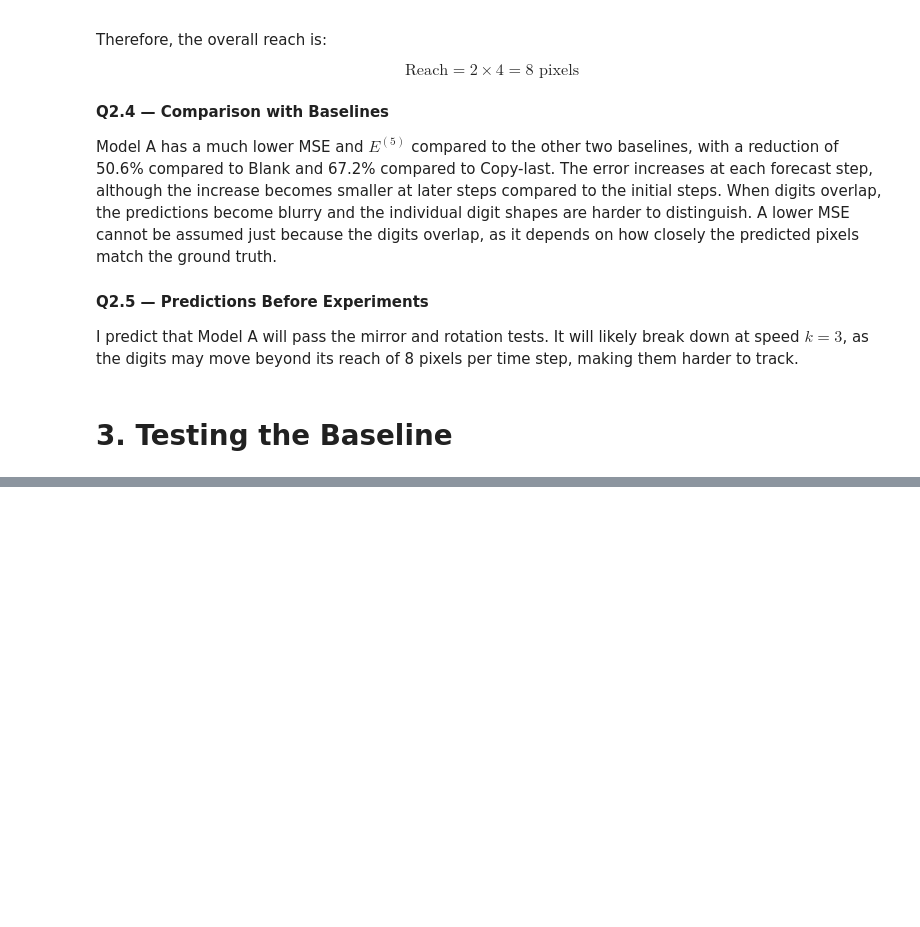
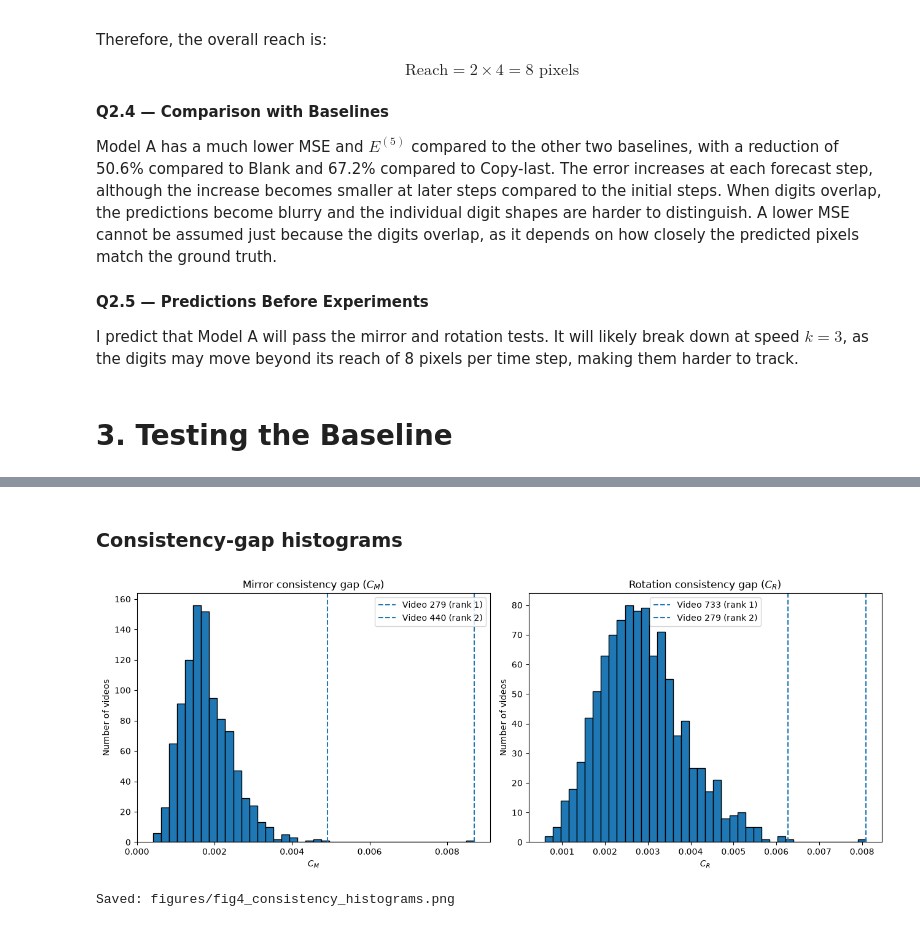
Before and after one commit to obaidhsn/25280049_Assignment2_DL4STG, a Jupyter notebook: 25280049_Question2.ipynb, the cells around one changed output, grey strips where cells are left out. Drawn from its saved outputs; the diff is of its cells as text; code cells hidden in the pictures; blank space fills up the shorter version.

```diff
--- a/25280049_Question2.ipynb
+++ b/25280049_Question2.ipynb
@@ -877,0 +1250,20 @@ I predict that Model A will pass the mirror and rotation tests. It will likely b
+# %%
+figure3_files = []
+
+for idx in top_mirror:
+    files = make_figure3_panel(
+        video_index=int(idx),
+        transform=mirror_horizontal,
+        transform_name="Mirror",
+        gap_value=float(mirror_gaps[idx]),
+    )
+    figure3_files.append(files)
+
+for idx in top_rotation:
+    files = make_figure3_panel(
+        video_index=int(idx),
+        transform=rotate_90,
+        transform_name="Rotation",
+        gap_value=float(rotation_gaps[idx]),
+    )
+    figure3_files.append(files)
@@ -877,0 +1279,41 @@ I predict that Model A will pass the mirror and rotation tests. It will likely b
+# %% [markdown]
+### Consistency-gap histograms
+# %%
+fig, axes = plt.subplots(1, 2, figsize=(13, 5))
+
+# Mirror consistency gaps.
+axes[0].hist(mirror_gaps, bins=40, edgecolor="black")
+axes[0].set_title(r"Mirror consistency gap ($C_M$)")
+axes[0].set_xlabel(r"$C_M$")
+axes[0].set_ylabel("Number of videos")
+
+for rank, idx in enumerate(top_mirror, start=1):
+    value = mirror_gaps[idx]
+    axes[0].axvline(
+        value, linestyle="--",
+        label=f"Video {idx} (rank {rank})"
+    )
+axes[0].legend()
+
+# Rotation consistency gaps.
+axes[1].hist(rotation_gaps, bins=40, edgecolor="black")
+axes[1].set_title(r"Rotation consistency gap ($C_R$)")
+axes[1].set_xlabel(r"$C_R$")
+axes[1].set_ylabel("Number of videos")
+
+for rank, idx in enumerate(top_rotation, start=1):
+    value = rotation_gaps[idx]
+    axes[1].axvline(
+        value, linestyle="--",
+        label=f"Video {idx} (rank {rank})"
+    )
+axes[1].legend()
+
+plt.tight_layout()
+plt.savefig("figures/fig4_consistency_histograms.png", dpi=200, bbox_inches="tight")
+plt.show()
+
+print("Saved: figures/fig4_consistency_histograms.png")
+# %% [output]
+[figure, added]
+Saved: figures/fig4_consistency_histograms.png
```
Also changed, not shown: parts of 25 cells of this notebook, 11 other files.
